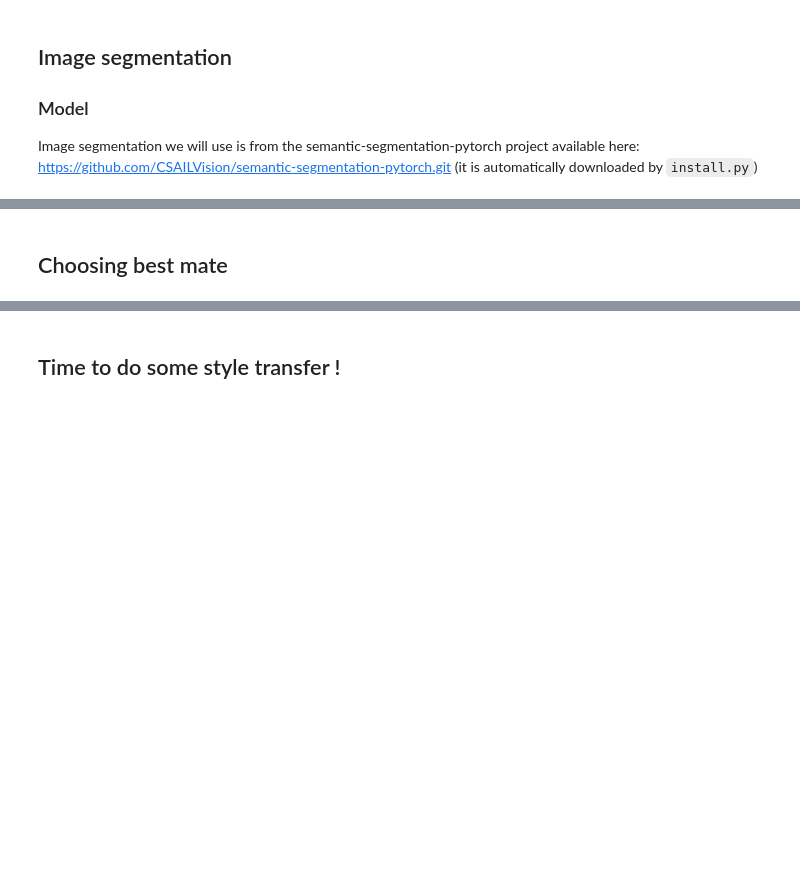
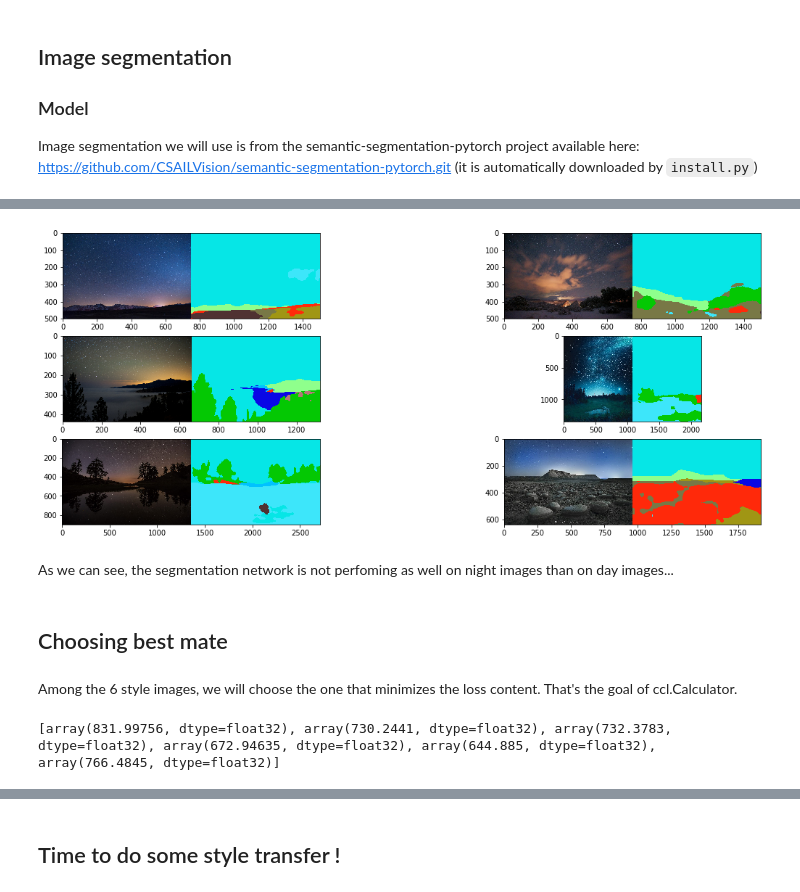
Before and after one commit to NicolasZucchet/Photorealistic-Style-Transfer, a Jupyter notebook: new-pipeline.ipynb, the cells around one changed output, grey strips where cells are left out. Drawn from its saved outputs; the diff is of its cells as text; code cells hidden in the pictures; blank space fills up the shorter version.

```diff
--- a/new-pipeline.ipynb
+++ b/new-pipeline.ipynb
@@ -46,0 +91,6 @@ topics = get_all_topics(mpimg.imread("examples/paysage/masks/paysage2.png"),k=2)
+# %%
+cli, masks, results = generate_segmentation_cli(name_experiment,nightlandscapes)
+! cd semsegpt; python $cli
+for image in images:
+    res_path = results + "/" + image[:-4] + '.png'
+    save_segmentation(res_path, masks)
@@ -47,2 +115,8 @@ topics = get_all_topics(mpimg.imread("examples/paysage/masks/paysage2.png"),k=2)
+# %%
+plot_segmented_images(results,nightlandscapes)
+# %% [output]
+[figure, added]
+# %% [markdown]
+As we can see, the segmentation network is not perfoming as well on night images than on day images...
 # %% [markdown]
 ## Choosing best mate
@@ -68,0 +123,11 @@ plt.imshow(calc.distance_matrix(list), cmap='hot', interpolation='nearest')
+# %% [markdown]
+Among the 6 style images, we will choose the one that minimizes the loss content. That's the goal of ccl.Calculator.
+# %%
+calc = ccl.Calculator(device="cuda")
+calc.setup_reference(images_path+"/"+base_image)
+image_distances = []
+for image in nightlandscapes:
+    image_distances.append(calc.run(images_path+"/"+image).data.cpu().numpy())
+print(image_distances)
+# %% [output]
+[array(831.99756, dtype=float32), array(730.2441, dtype=float32), array(732.3783, dtype=float32), array(672.94635, dtype=float32), array(644.885, dtype=float32), array(766.4845, dtype=float32)]
```
Also changed, not shown: parts of 32 cells of this notebook.
